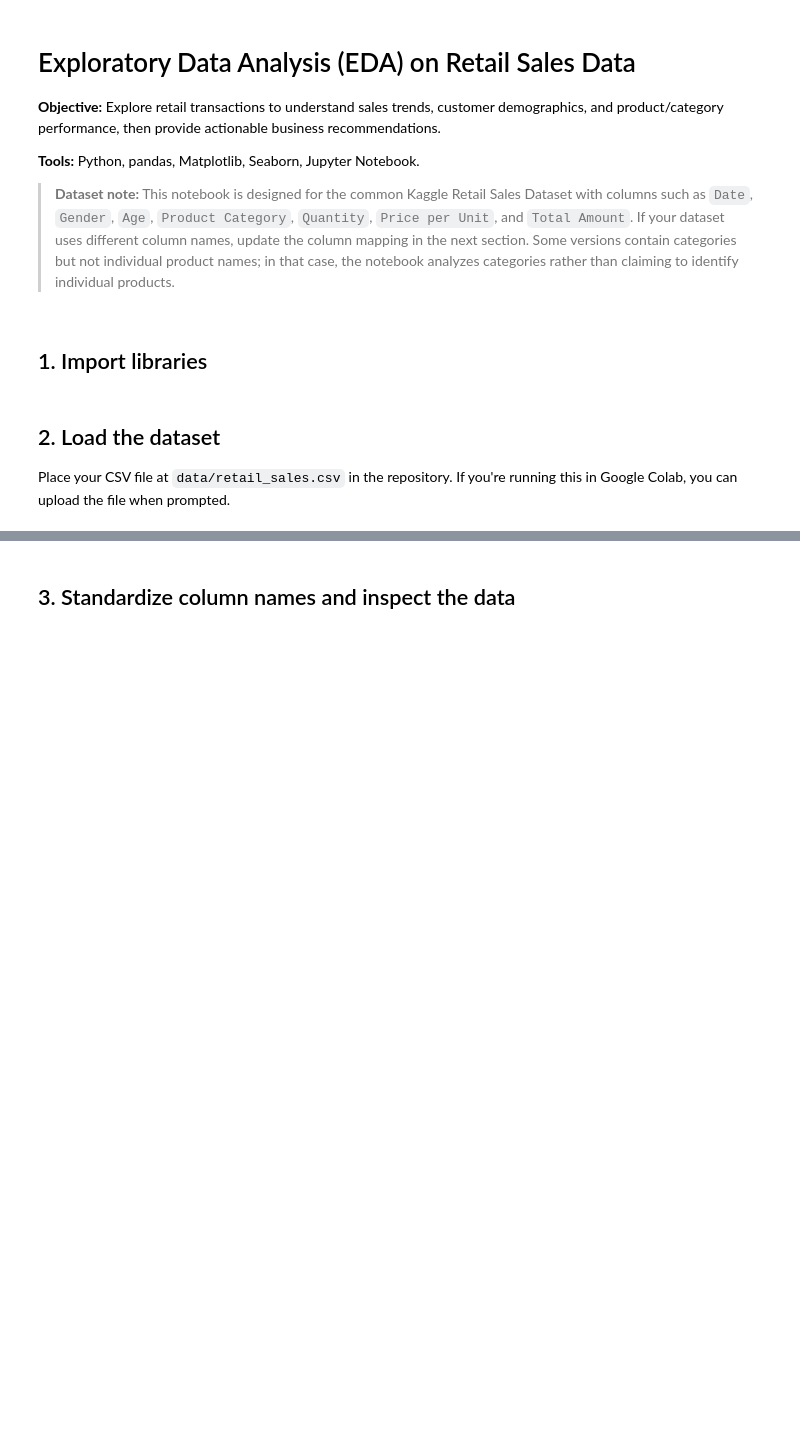
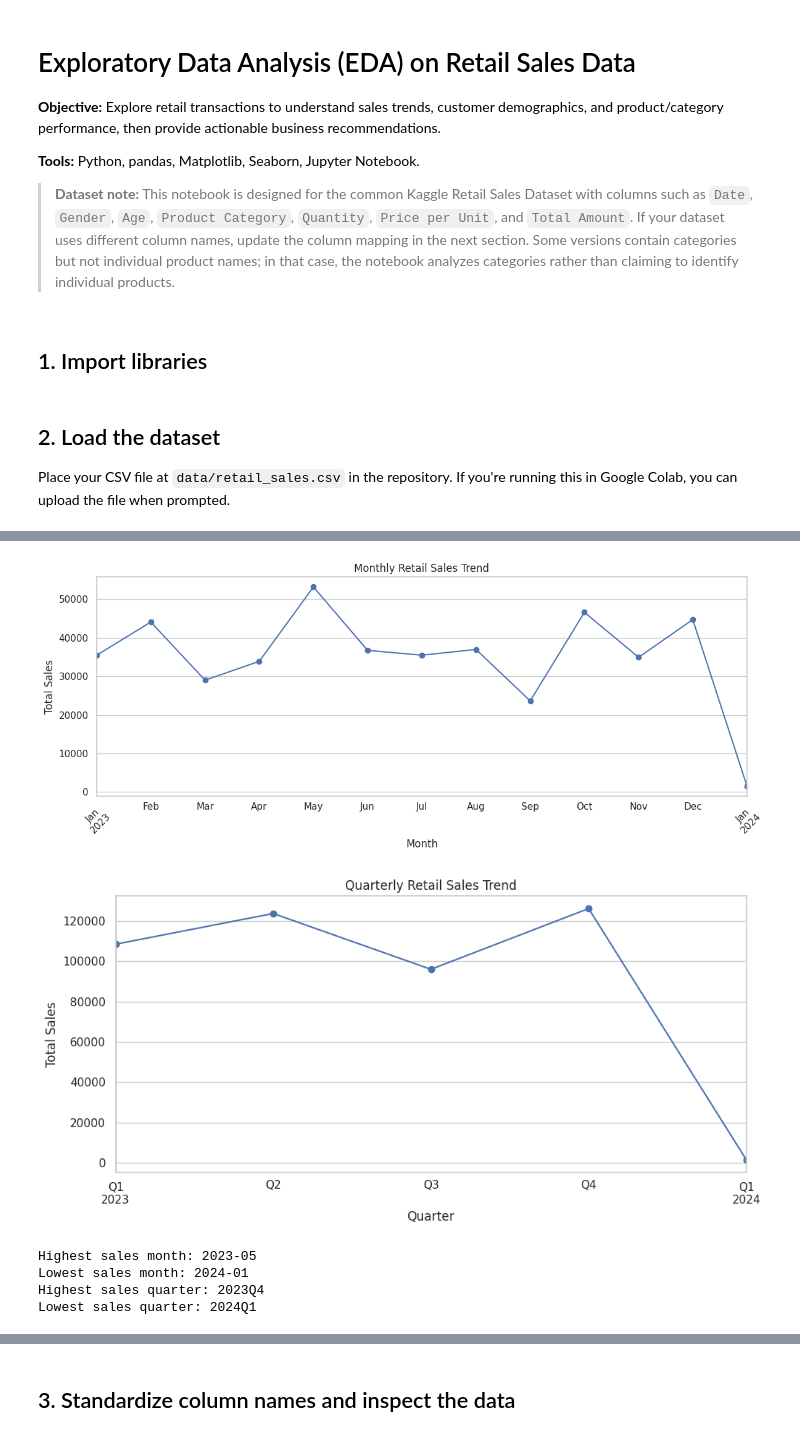
Before and after one commit to navya543s/OIBSIP, a Jupyter notebook: retail_sales_eda.ipynb, the cells around one changed output, grey strips where cells are left out. Cells and saved outputs as stored; diff of their text form; code cells hidden in the pictures; blank space fills up the shorter version.

```diff
--- a/retail_sales_eda.ipynb
+++ b/retail_sales_eda.ipynb
@@ -49,3 +49,15 @@ Dataset loaded successfully.
 | 2 | 3 | 2023-01-13 | CUST003 | Male | 50 | Electronics | 1 | 30 | ... |
 | 3 | 4 | 2023-05-21 | CUST004 | Male | 37 | Clothing | 1 | 500 | ... |
 | 4 | 5 | 2023-05-06 | CUST005 | Male | 30 | Beauty | 2 | 50 | ... |
+# %%
+
+import pandas as pd
+
+url = "https://raw.githubusercontent.com/navya543s/OIBSIP/main/retail_sales_dataset.csv"
+
+df = pd.read_csv(url)
+
+print("Dataset loaded successfully!")
+print("Dataset shape:", df.shape)
+
+df.head()
@@ -51,0 +160,50 @@ Dataset loaded successfully.
+# %%
+
+import pandas as pd
+import matplotlib.pyplot as plt
+
+# Convert the Date column into a proper date format
+df["Date"] = pd.to_datetime(df["Date"])
+
+# Create month and quarter columns
+df["Month"] = df["Date"].dt.to_period("M")
+df["Quarter"] = df["Date"].dt.to_period("Q")
+
+# Calculate total sales for each month
+monthly_sales = df.groupby("Month")["Total Amount"].sum()
+
+# Calculate total sales for each quarter
+quarterly_sales = df.groupby("Quarter")["Total Amount"].sum()
+
+# Monthly sales line chart
+plt.figure(figsize=(12, 5))
+monthly_sales.plot(kind="line", marker="o")
+plt.title("Monthly Retail Sales Trend")
+plt.xlabel("Month")
+plt.ylabel("Total Sales")
+plt.xticks(rotation=45)
+plt.grid(True)
+plt.tight_layout()
+plt.show()
+
+# Quarterly sales line chart
+plt.figure(figsize=(10, 5))
+quarterly_sales.plot(kind="line", marker="o")
+plt.title("Quarterly Retail Sales Trend")
+plt.xlabel("Quarter")
+plt.ylabel("Total Sales")
+plt.grid(True)
+plt.tight_layout()
+plt.show()
+
+print("Highest sales month:", monthly_sales.idxmax())
+print("Lowest sales month:", monthly_sales.idxmin())
+print("Highest sales quarter:", quarterly_sales.idxmax())
+print("Lowest sales quarter:", quarterly_sales.idxmin())
+# %% [output]
+[figure, added]
+[figure, added]
+Highest sales month: 2023-05
+Lowest sales month: 2024-01
+Highest sales quarter: 2023Q4
+Lowest sales quarter: 2024Q1
```
Also changed, not shown: parts of 18 cells of this notebook.
